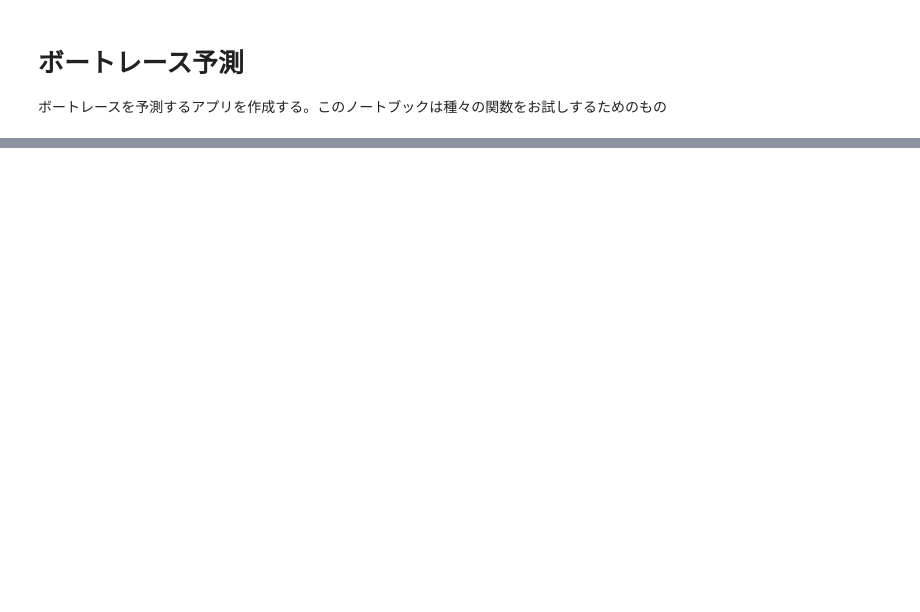
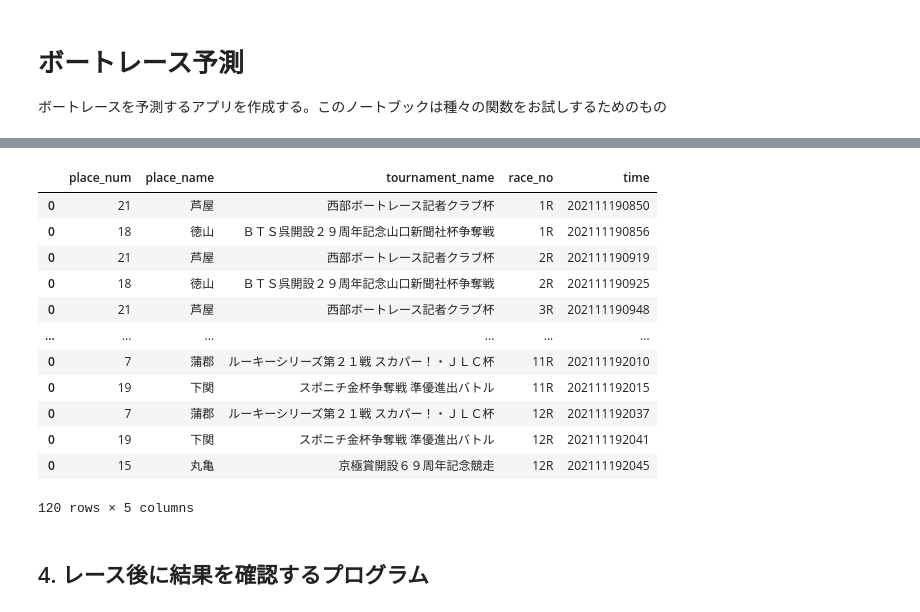
Before and after one commit to tetsuya-yamamoto-ai-learn/BoatRace, a Jupyter notebook: scripts/test_url.ipynb, the cells around one changed output, grey strips where cells are left out. Cells and saved outputs as stored; diff of their text form; code cells hidden in the pictures; blank space fills up the shorter version.

```diff
--- a/scripts/test_url.ipynb
+++ b/scripts/test_url.ipynb
@@ -60,0 +95,18 @@ soup.main.div.div.div.find_all('div')[4].find_all('div')[2].find_all("tbody")[0]
+# %%
+todays_race_info.sort_values('time')
+# %% [output]
+|  | place_num | place_name | tournament_name | race_no | time |
+| 0 | 21 | 芦屋 | 西部ボートレース記者クラブ杯 | 1R | 202111190850 |
+| 0 | 18 | 徳山 | ＢＴＳ呉開設２９周年記念山口新聞社杯争奪戦 | 1R | 202111190856 |
+| 0 | 21 | 芦屋 | 西部ボートレース記者クラブ杯 | 2R | 202111190919 |
+| 0 | 18 | 徳山 | ＢＴＳ呉開設２９周年記念山口新聞社杯争奪戦 | 2R | 202111190925 |
+| 0 | 21 | 芦屋 | 西部ボートレース記者クラブ杯 | 3R | 202111190948 |
+| ... | ... | ... | ... | ... | ... |
+| 0 | 7 | 蒲郡 | ルーキーシリーズ第２１戦 スカパー！・ＪＬＣ杯 | 11R | 202111192010 |
+| 0 | 19 | 下関 | スポニチ金杯争奪戦 準優進出バトル | 11R | 202111192015 |
+| 0 | 7 | 蒲郡 | ルーキーシリーズ第２１戦 スカパー！・ＪＬＣ杯 | 12R | 202111192037 |
+| 0 | 19 | 下関 | スポニチ金杯争奪戦 準優進出バトル | 12R | 202111192041 |
+| 0 | 15 | 丸亀 | 京極賞開設６９周年記念競走 | 12R | 202111192045 |
+120 rows × 5 columns
+# %% [markdown]
+## 4. レース後に結果を確認するプログラム
```
Also changed, not shown: parts of 9 cells of this notebook.
